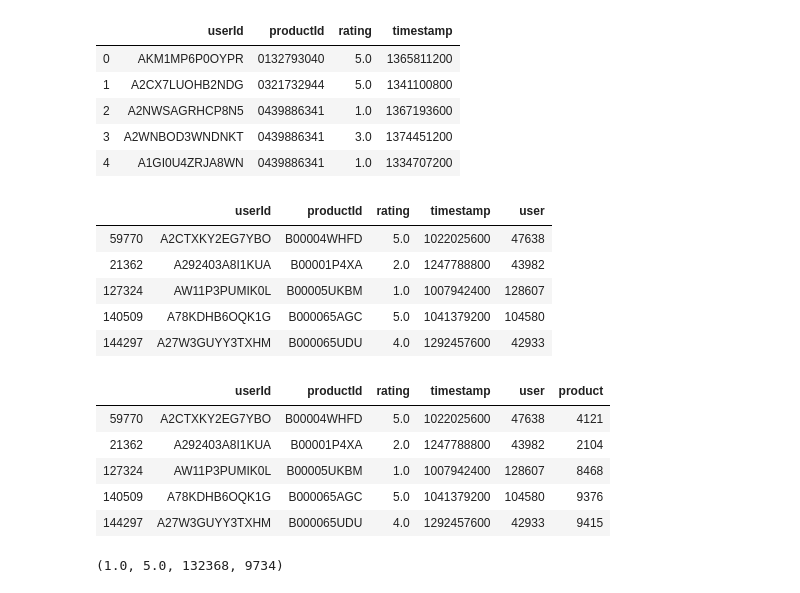
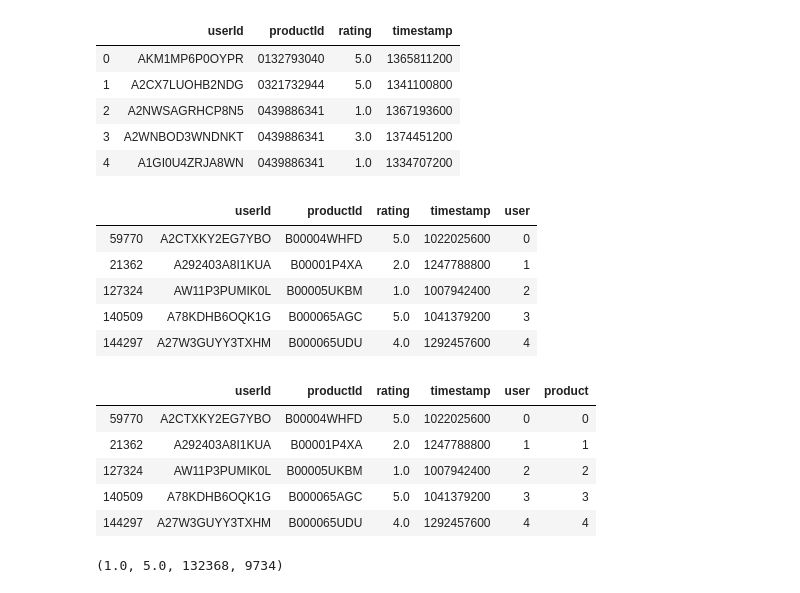
Before and after one commit to marijand/recommender_implementation, a Jupyter notebook: Recommender Implementation.ipynb, the cells around one changed output. Saved outputs shown, nothing was run; the diff lists cells and outputs as text; code cells hidden in the pictures.

```diff
--- a/Recommender Implementation.ipynb
+++ b/Recommender Implementation.ipynb
@@ -250,32 +256,43 @@ electronics_ratings = electronics_ratings.sample(frac=1, random_state=42)
 # %%
 # Create a new user column with sequential integers using LabelEncoder
 # This is required
-user_encoder = LabelEncoder()
-electronics_ratings['user'] = user_encoder.fit_transform(electronics_ratings['userId'].values)
+#user_encoder = LabelEncoder()
+#electronics_ratings['user'] = user_encoder.fit_transform(electronics_ratings['userId'].values)
+#electronics_ratings.head()
 
+# Encode product values as integer indices
+userIds = electronics_ratings["userId"].unique().tolist()
+user2user_encoded = {x: i for i, x in enumerate(userIds)} # {'AKM1MP6P0OYPR': 0, 'A2CX7LUOHB2NDG': 1, ...}
+userencoded2user = {i: x for i, x in enumerate(userIds)}  # {0: 'AKM1MP6P0OYPR', 1: 'A2CX7LUOHB2NDG', ...}
+electronics_ratings["user"] = electronics_ratings["userId"].map(user2user_encoded) # Ccrea
 electronics_ratings.head()
 # %% [output]
 |  | userId | productId | rating | timestamp | user |
-| 59770 | A2CTXKY2EG7YBO | B00004WHFD | 5.0 | 1022025600 | 47638 |
-| 21362 | A292403A8I1KUA | B00001P4XA | 2.0 | 1247788800 | 43982 |
-| 127324 | AW11P3PUMIK0L | B00005UKBM | 1.0 | 1007942400 | 128607 |
-| 140509 | A78KDHB6OQK1G | B000065AGC | 5.0 | 1041379200 | 104580 |
-| 144297 | A27W3GUYY3TXHM | B000065UDU | 4.0 | 1292457600 | 42933 |
+| 59770 | A2CTXKY2EG7YBO | B00004WHFD | 5.0 | 1022025600 | 0 |
+| 21362 | A292403A8I1KUA | B00001P4XA | 2.0 | 1247788800 | 1 |
+| 127324 | AW11P3PUMIK0L | B00005UKBM | 1.0 | 1007942400 | 2 |
+| 140509 | A78KDHB6OQK1G | B000065AGC | 5.0 | 1041379200 | 3 |
+| 144297 | A27W3GUYY3TXHM | B000065UDU | 4.0 | 1292457600 | 4 |
 # %%
 # Create a new product column with sequential integers using LabelEncoder
 # This is required
-product_encoder = LabelEncoder()
-electronics_ratings['product'] = product_encoder.fit_transform(electronics_ratings['productId'].values)
+#product_encoder = LabelEncoder()
+#electronics_ratings['product'] = product_encoder.fit_transform(electronics_ratings['productId'].values)
+#electronics_ratings.head()
 
-
+# Encode product values as integer indices
+productIds = electronics_ratings["productId"].unique().tolist()
+product2product_encoded = {x: i for i, x in enumerate(productIds)} # {'0132793040': 0, '0321732944': 1, ...}
+product_encoded2product = {i: x for i, x in enumerate(productIds)} # {0: '0132793040', 1: '0321732944', ...}
+electronics_ratings["product"] = electronics_ratings["productId"].map(product2product_encoded)
 electronics_ratings.head()
 # %% [output]
 |  | userId | productId | rating | timestamp | user | product |
-| 59770 | A2CTXKY2EG7YBO | B00004WHFD | 5.0 | 1022025600 | 47638 | 4121 |
-| 21362 | A292403A8I1KUA | B00001P4XA | 2.0 | 1247788800 | 43982 | 2104 |
-| 127324 | AW11P3PUMIK0L | B00005UKBM | 1.0 | 1007942400 | 128607 | 8468 |
-| 140509 | A78KDHB6OQK1G | B000065AGC | 5.0 | 1041379200 | 104580 | 9376 |
-| 144297 | A27W3GUYY3TXHM | B000065UDU | 4.0 | 1292457600 | 42933 | 9415 |
+| 59770 | A2CTXKY2EG7YBO | B00004WHFD | 5.0 | 1022025600 | 0 | 0 |
+| 21362 | A292403A8I1KUA | B00001P4XA | 2.0 | 1247788800 | 1 | 1 |
+| 127324 | AW11P3PUMIK0L | B00005UKBM | 1.0 | 1007942400 | 2 | 2 |
+| 140509 | A78KDHB6OQK1G | B000065AGC | 5.0 | 1041379200 | 3 | 3 |
+| 144297 | A27W3GUYY3TXHM | B000065UDU | 4.0 | 1292457600 | 4 | 4 |
 # %%
 # Transform datatype of ratings to float32 as this allows to sore more content in memory as explained here:
 # https://www.quora.com/When-should-I-use-tf-float32-vs-tf-float64-in-TensorFlow
```
Also changed, not shown: parts of 11 cells of this notebook.
